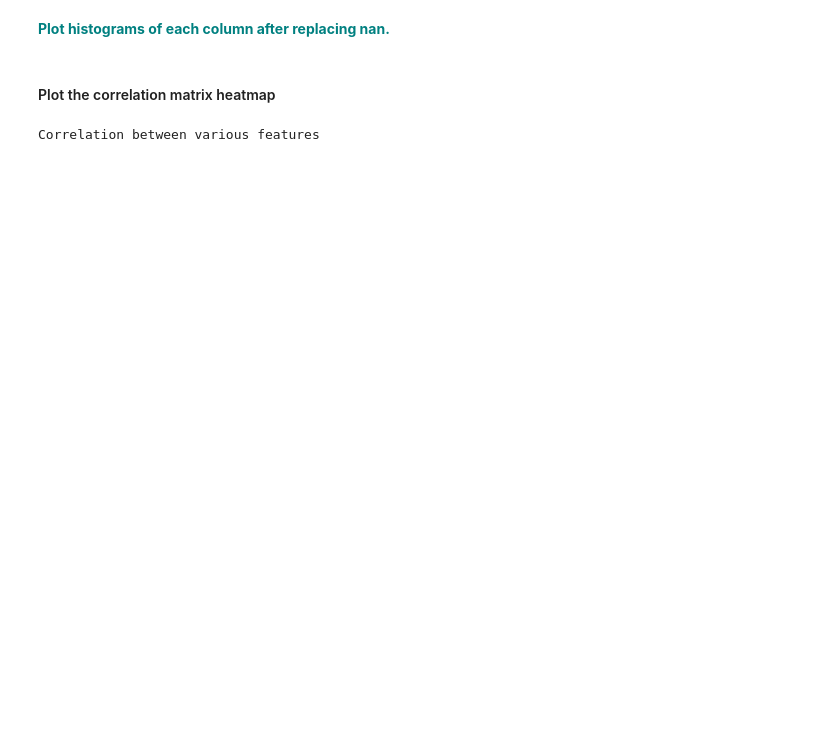
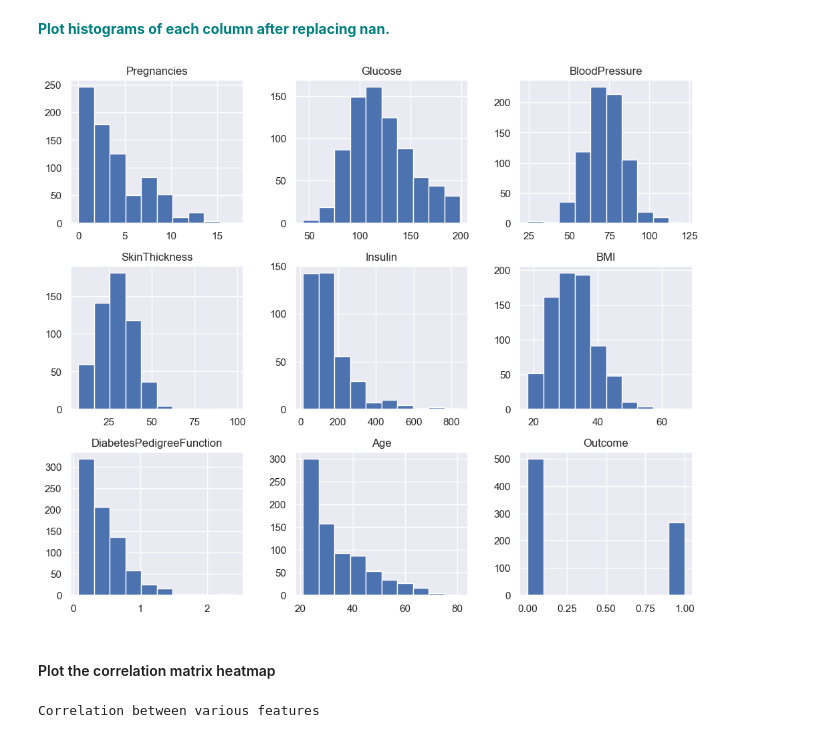
Before and after one commit to sowmyakapula/GridSearchHyperparameterOptimization, a Jupyter notebook: GridSearchKNN_Case_Study.ipynb, the cells around one changed output. Cells and saved outputs as stored; diff of their text form; code cells hidden in the pictures; blank space fills up the shorter version.

```diff
--- a/GridSearchKNN_Case_Study.ipynb
+++ b/GridSearchKNN_Case_Study.ipynb
@@ -45,5 +126,10 @@ diabetes_data['BMI'].fillna(diabetes_data['BMI'].median(), inplace = True)
 # %% [markdown]
 **<font color='teal'> Plot histograms of each column after replacing nan. </font>**
+# %%
+df.hist(figsize=(12,10))
+plt.show()
+# %% [output]
+[figure, added]
 # %% [markdown]
 #### Plot the correlation matrix heatmap
 # %%
```
Also changed, not shown: parts of 24 cells of this notebook.
